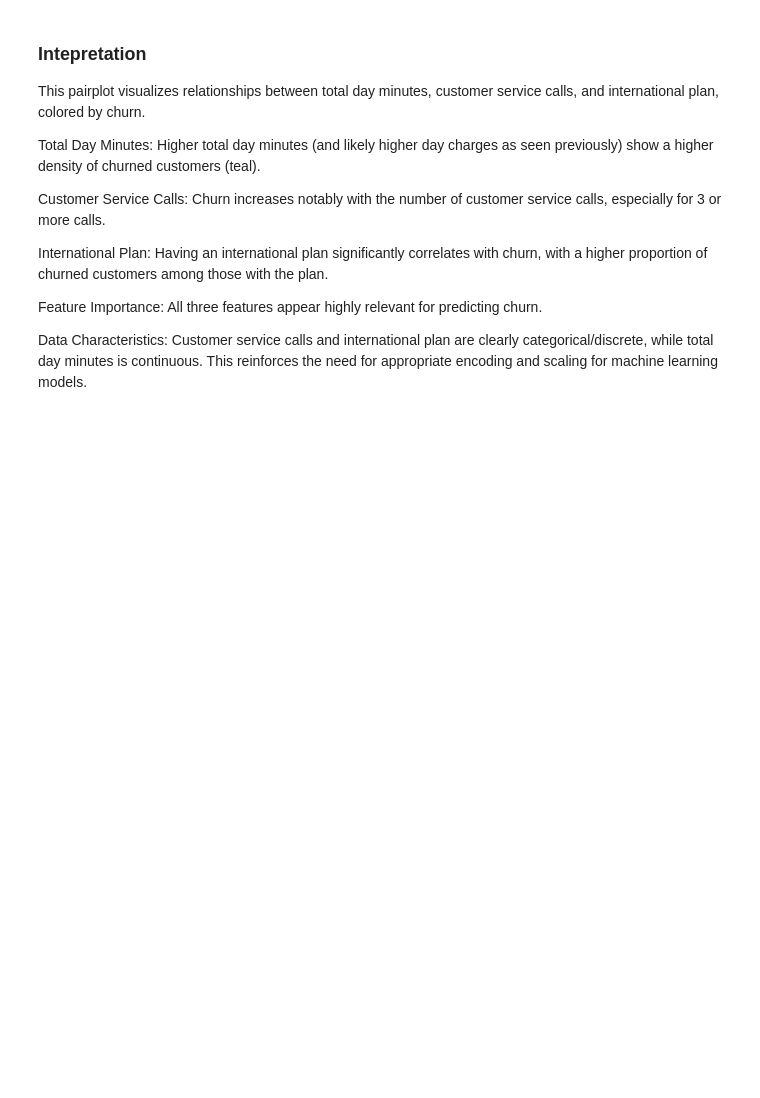
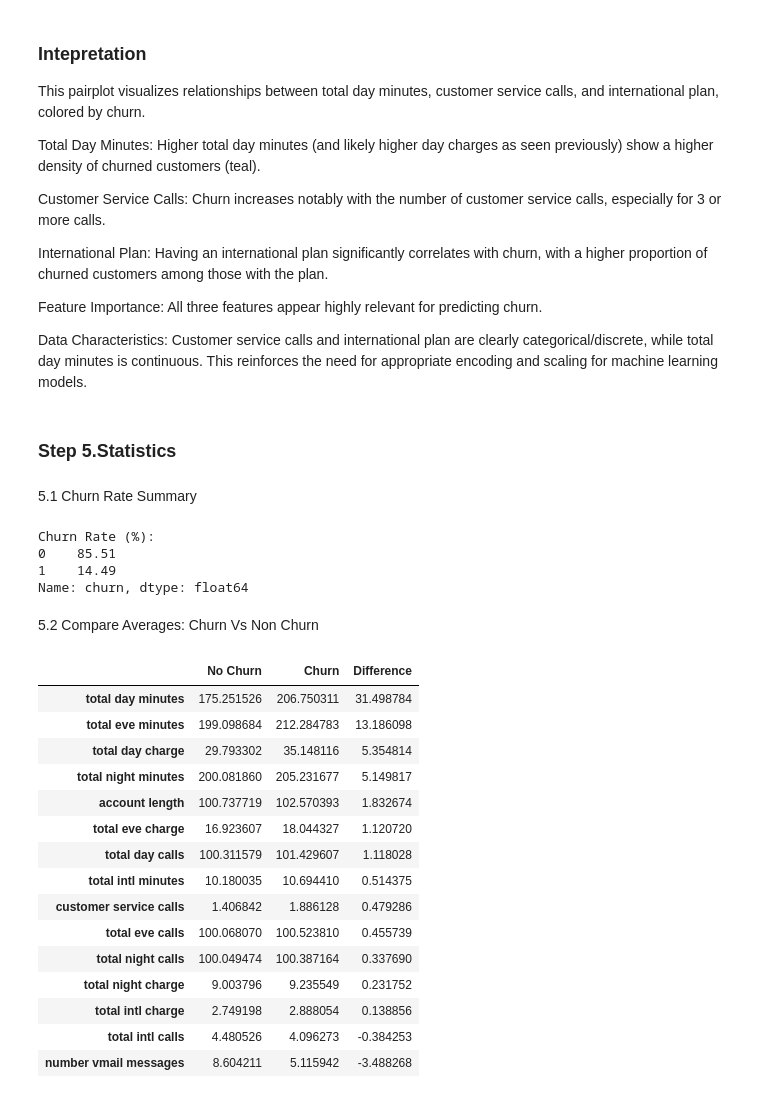
Before and after one commit to Nightingale-Tech/SYRIATEL-CUSTOMER-CHURN, a Jupyter notebook: notebooks/customer churn.ipynb, the cells around one changed output. Saved outputs shown, nothing was run; the diff lists cells and outputs as text; code cells hidden in the pictures; blank space fills up the shorter version.

```diff
--- a/notebooks/customer churn.ipynb
+++ b/notebooks/customer churn.ipynb
@@ -365,3 +370,43 @@ International Plan: Having an international plan significantly correlates with c
 Feature Importance: All three features appear highly relevant for predicting churn.
 
 Data Characteristics: Customer service calls and international plan are clearly categorical/discrete, while total day minutes is continuous. This reinforces the need for appropriate encoding and scaling for machine learning models.
+# %% [markdown]
+### Step 5.Statistics
+# %% [markdown]
+5.1 Churn Rate Summary
+# %%
+# 5.1 Churn Rate Summary
+churn_counts = df['churn'].value_counts(normalize=True) * 100
+print("Churn Rate (%):")
+print(churn_counts.round(2))
+# %% [output]
+Churn Rate (%):
+0    85.51
+1    14.49
+Name: churn, dtype: float64
+# %% [markdown]
+5.2 Compare Averages: Churn Vs Non Churn
+# %%
+# 5.3 Compare Averages: Churn vs Non-Churn
+numeric_cols = df.select_dtypes(include=['int64', 'float64']).columns
+grouped_stats = df.groupby('churn')[numeric_cols].mean().T
+grouped_stats.columns = ['No Churn', 'Churn']
+grouped_stats['Difference'] = grouped_stats['Churn'] - grouped_stats['No Churn']
+grouped_stats.sort_values('Difference', ascending=False)
+# %% [output]
+|  | No Churn | Churn | Difference |
+| total day minutes | 175.251526 | 206.750311 | 31.498784 |
+| total eve minutes | 199.098684 | 212.284783 | 13.186098 |
+| total day charge | 29.793302 | 35.148116 | 5.354814 |
+| total night minutes | 200.081860 | 205.231677 | 5.149817 |
+| account length | 100.737719 | 102.570393 | 1.832674 |
+| total eve charge | 16.923607 | 18.044327 | 1.120720 |
+| total day calls | 100.311579 | 101.429607 | 1.118028 |
+| total intl minutes | 10.180035 | 10.694410 | 0.514375 |
+| customer service calls | 1.406842 | 1.886128 | 0.479286 |
+| total eve calls | 100.068070 | 100.523810 | 0.455739 |
+| total night calls | 100.049474 | 100.387164 | 0.337690 |
+| total night charge | 9.003796 | 9.235549 | 0.231752 |
+| total intl charge | 2.749198 | 2.888054 | 0.138856 |
+| total intl calls | 4.480526 | 4.096273 | -0.384253 |
+| number vmail messages | 8.604211 | 5.115942 | -3.488268 |
```
Also changed, not shown: parts of 10 cells of this notebook.
